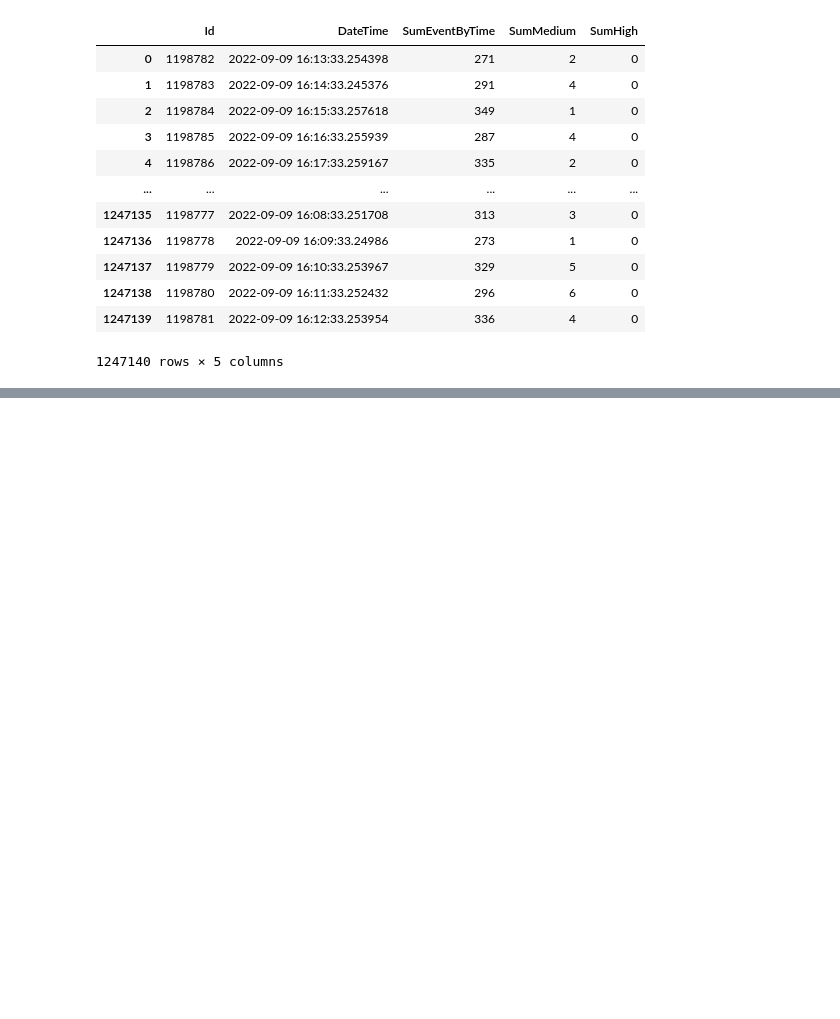
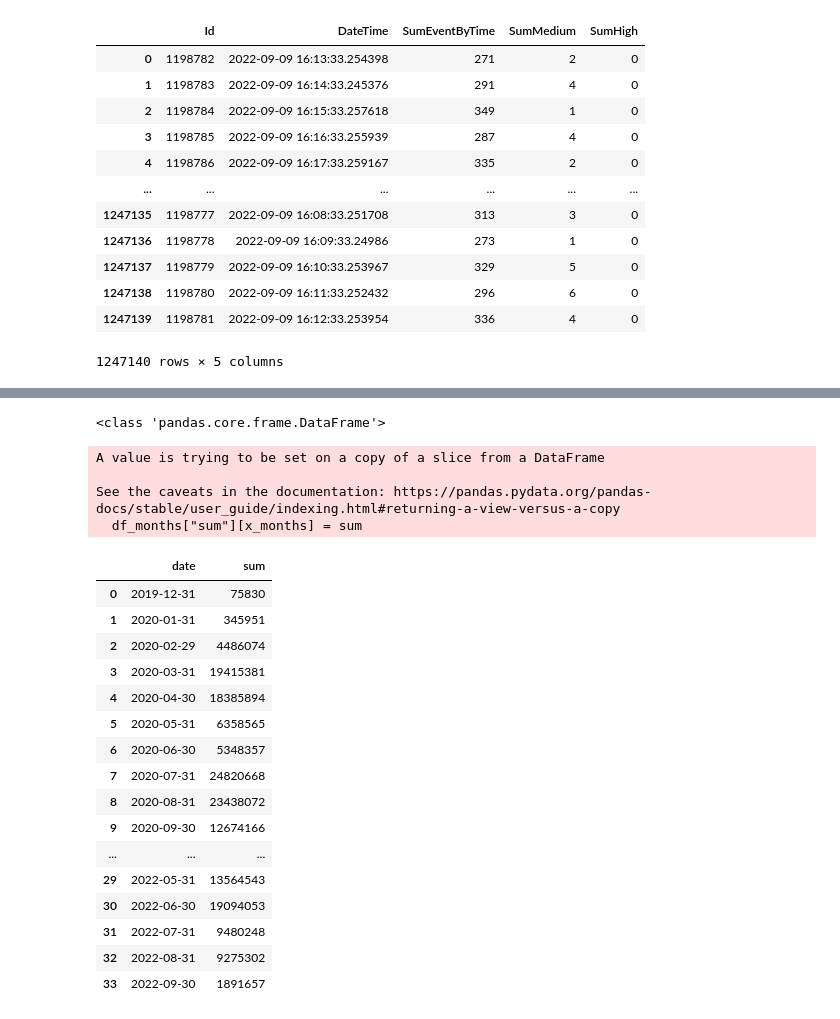
Before and after one commit to IHVH/EventsByTimes, a Jupyter notebook: GlayManNostradamus.ipynb, the cells around one changed output, grey strips where cells are left out. Cells and saved outputs as stored; diff of their text form; code cells hidden in the pictures; blank space fills up the shorter version.

```diff
--- a/GlayManNostradamus.ipynb
+++ b/GlayManNostradamus.ipynb
@@ -176,0 +118,20 @@ Index: []
+# %%
+#создаём DataFrame в котором содержатся суммы событий за неделю
+ds_weeks = pd.Series(pd.date_range("2019-11-28", "2022-10-17", freq="W", name="date"))
+
+
+df_weeks = pd.DataFrame(ds_weeks)
+df_weeks["sum"] = 0
+print(type(df_weeks))
+x_weeks = 0
+for item in df_weeks["date"]:
+    data2 = data_sorted[data_sorted['DateTime'].between(item, item + timedelta(7))]
+    #for i2 in data2["SumEventByTime"]:
+    #    if(i2 > 100):
+    #        i2 = 100
+
+    sum = data2["SumEventByTime"].sum()
+    df_weeks["sum"][x_weeks] = sum
+    x_weeks = x_weeks+1
+
+df_weeks
@@ -176,0 +157,43 @@ Index: []
+# %%
+#создаём DataFrame в котором содержатся суммы событий за месяц
+ds_months = pd.Series(pd.date_range("2019-12", "2022-10", freq="M", name="date"))
+
+
+df_months = pd.DataFrame(ds_months)
+df_months["sum"] = 0
+print(type(df_months))
+x_months = 0
+for item in df_months["date"]:
+    data2 = data_sorted[data_sorted['DateTime'].between(item, item + timedelta(30))]
+    #for i2 in data2["SumEventByTime"]:
+    #    if(i2 > 100):
+    #        i2 = 100
+
+    sum = data2["SumEventByTime"].sum()
+    df_months["sum"][x_months] = sum
+    x_months = x_months+1
+
+df_months
+# %% [output]
+<class 'pandas.core.frame.DataFrame'>
+A value is trying to be set on a copy of a slice from a DataFrame
+
+See the caveats in the documentation: https://pandas.pydata.org/pandas-docs/stable/user_guide/indexing.html#returning-a-view-versus-a-copy
+  df_months["sum"][x_months] = sum
+|  | date | sum |
+| 0 | 2019-12-31 | 75830 |
+| 1 | 2020-01-31 | 345951 |
+| 2 | 2020-02-29 | 4486074 |
+| 3 | 2020-03-31 | 19415381 |
+| 4 | 2020-04-30 | 18385894 |
+| 5 | 2020-05-31 | 6358565 |
+| 6 | 2020-06-30 | 5348357 |
+| 7 | 2020-07-31 | 24820668 |
+| 8 | 2020-08-31 | 23438072 |
+| 9 | 2020-09-30 | 12674166 |
+| ... | ... | ... |
+| 29 | 2022-05-31 | 13564543 |
+| 30 | 2022-06-30 | 19094053 |
+| 31 | 2022-07-31 | 9480248 |
+| 32 | 2022-08-31 | 9275302 |
+| 33 | 2022-09-30 | 1891657 |
```
Also changed, not shown: parts of 10 cells of this notebook.
